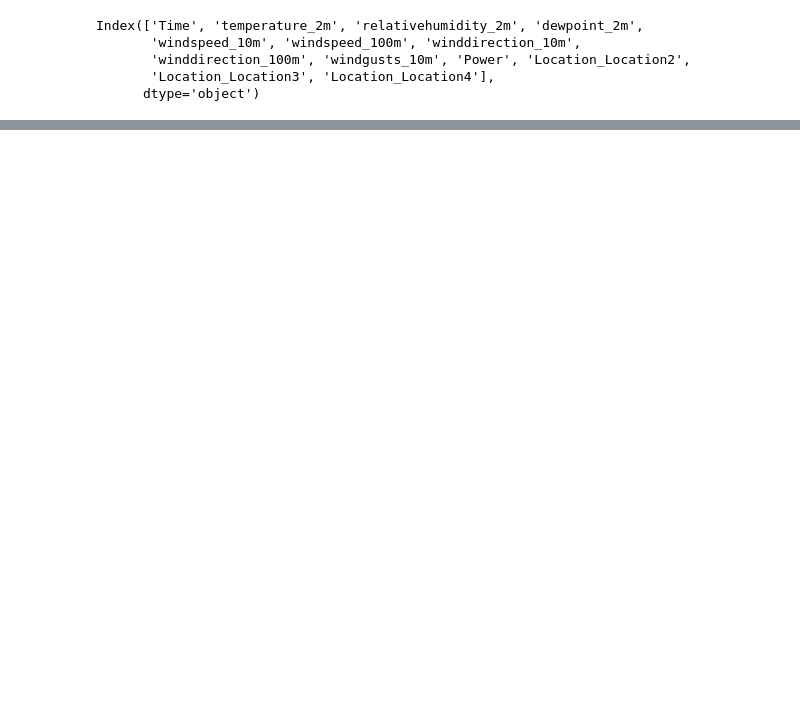
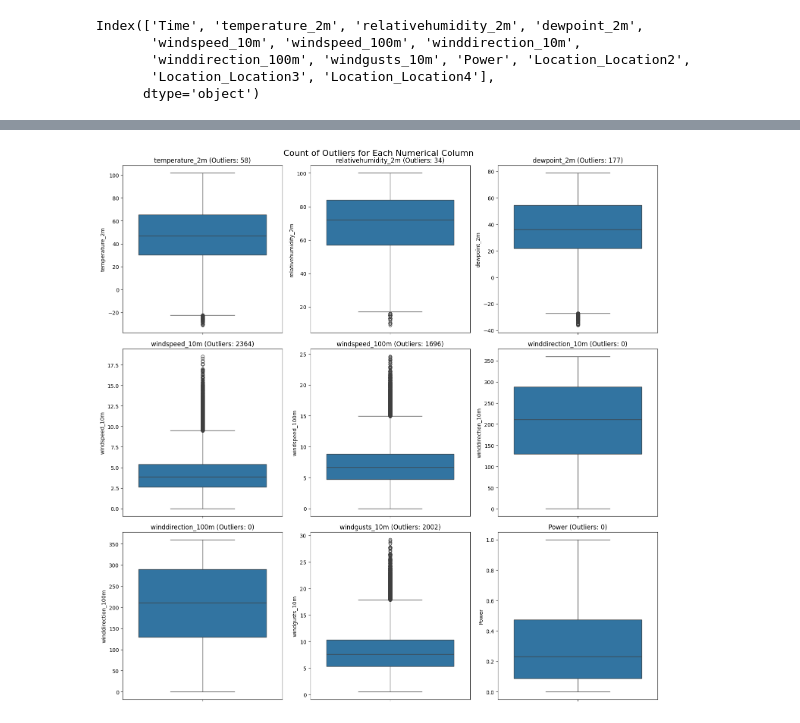
Before and after one commit to Farmaan-N/Wind_Power_Generation_Forecasting, a Jupyter notebook: WindPowerGenerationPrediction.ipynb, the cells around one changed output, grey strips where cells are left out. Drawn from its saved outputs; the diff is of its cells as text; code cells hidden in the pictures; blank space fills up the shorter version.

```diff
--- a/WindPowerGenerationPrediction.ipynb
+++ b/WindPowerGenerationPrediction.ipynb
@@ -197,0 +229,22 @@ merged_data.head()
+# %%
+# Plot boxplots and show count of outliers for each numerical column
+fig, axes = plt.subplots(3, 3, figsize=(15, 15))
+axes = axes.flatten()
+fig.suptitle('Count of Outliers for Each Numerical Column', fontsize=16)
+for i, col in enumerate(numerical_columns):
+    # Calculate IQR
+    Q1 = merged_data[col].quantile(0.25)
+    Q3 = merged_data[col].quantile(0.75)
+    IQR = Q3 - Q1
+    # Define outlier condition
+    outliers = merged_data[(merged_data[col] < Q1 - 1.5 * IQR) | (merged_data[col] > Q3 + 1.5 * IQR)]
+    outlier_count = outliers.shape[0]
+
+    # Plot boxplot
+    sns.boxplot(merged_data[col], ax=axes[i])
+    axes[i].set_title(f'{col} (Outliers: {outlier_count})')
+
+plt.tight_layout()
+plt.show()
+# %% [output]
+[figure, added]
```
Also changed, not shown: parts of 11 cells of this notebook.
